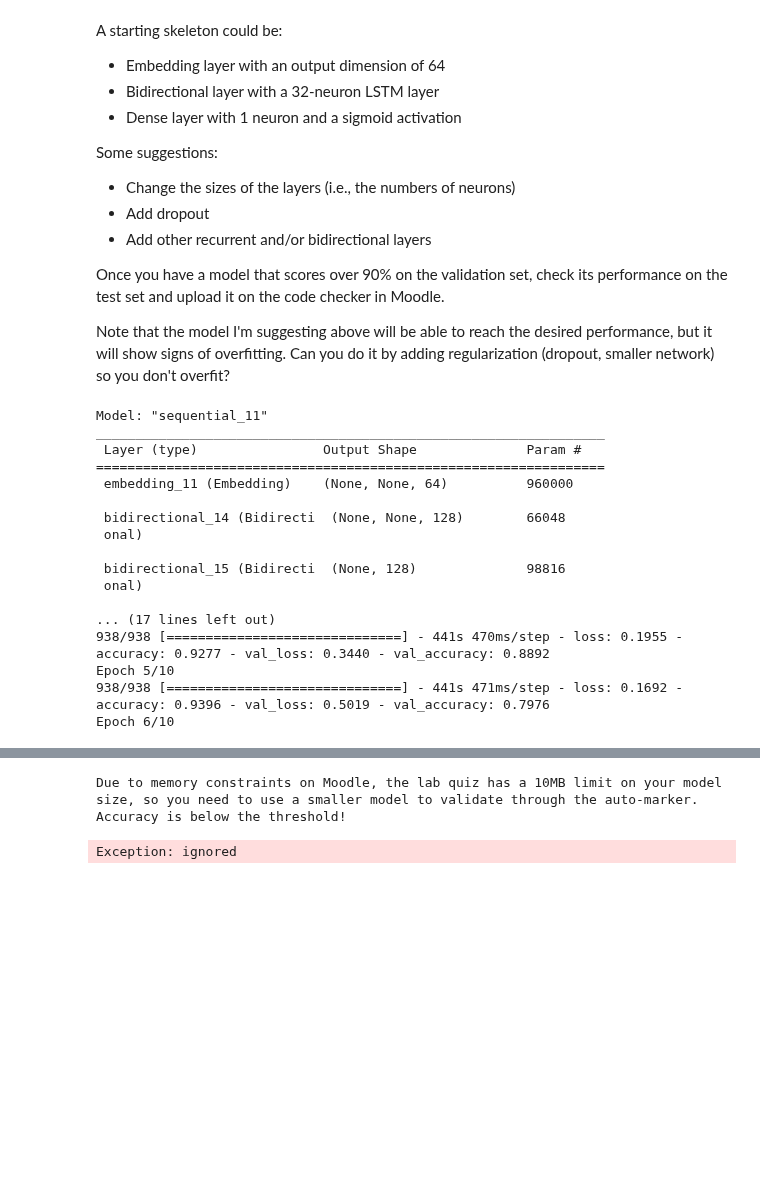
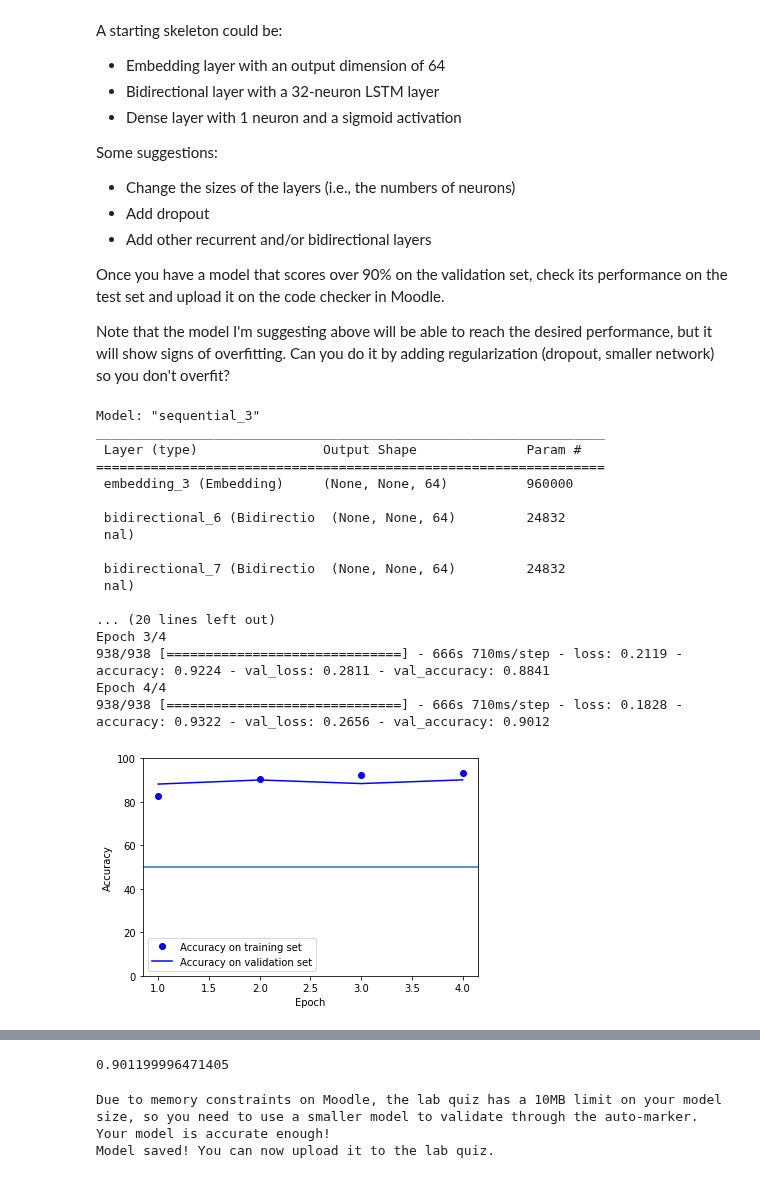
Before and after one commit to ThakdanaiSaelee/Lab_CE888, a Jupyter notebook: lab8 - RNN/rnn.ipynb, the cells around one changed output, grey strips where cells are left out. Drawn from its saved outputs; the diff is of its cells as text; code cells hidden in the pictures; blank space fills up the shorter version.

```diff
--- a/lab8 - RNN/rnn.ipynb
+++ b/lab8 - RNN/rnn.ipynb
@@ -755,47 +755,52 @@ Once you have a model that scores over 90% on the validation set, check its perf
 
 Note that the model I'm suggesting above will be able to reach the desired performance, but it will show signs of overfitting. Can you do it by adding regularization (dropout, smaller network) so you don't overfit?
 # %%
-n_ = 10  # number of epochs. You can edit this
+n_ = 4  # number of epochs. You can edit this
 
 model = models.Sequential()
 # YOUR CODE HERE!
 model.add(layers.Embedding(max_features, 64))
-model.add(layers.Bidirectional(layers.LSTM(64, return_sequences=True), input_shape=(5, 10)))
-model.add(layers.Bidirectional(layers.LSTM(64)))
+model.add(layers.Bidirectional(layers.LSTM(32, return_sequences=True)))
+model.add(layers.Bidirectional(layers.LSTM(32, return_sequences=True)))
+#model.add(layers.LSTM(32))
+model.add(layers.Dropout(0.5))
+model.add(layers.LSTM(64, return_sequences=True))
+model.add(layers.LSTM(64))
 model.add(layers.Dropout(0.5))
 model.add(layers.Dense(1, activation="sigmoid"))
 
 # I DON'T RECOMMEND THAT YOU CHANGE CODE AFTER THIS POINT
 model.compile(optimizer="rmsprop", loss="binary_crossentropy", metrics=["accuracy"])
 
 print(model.summary())
 
 # This model will take a long time to train, so we add an early stopping criterion
 # I've also added a ModelCheckpoint that will save the best model according to val_accuracy regardless of whether we continue training
-callbacks = [EarlyStopping(monitor='val_accuracy', patience=1),
+callbacks = [EarlyStopping(monitor='val_accuracy', patience=2),
              ModelCheckpoint("model.keras", save_best_only=True, monitor="val_accuracy", mode='max')]
 
 history = model.fit(x_train, y_train, batch_size=batch_size, epochs=n_,
                     validation_data=(x_val, y_val),
                     callbacks=callbacks)
 plot_hist_classif(history)
 model = keras.models.load_model("model.keras")
 print('Test Accuracy = %.2f' % model.evaluate(x_test, y_test)[1])
 # %% [output]
-Model: "sequential_11"
+Model: "sequential_3"
 _________________________________________________________________
  Layer (type)                Output Shape              Param #
 =================================================================
- embedding_11 (Embedding)    (None, None, 64)          960000
+ embedding_3 (Embedding)     (None, None, 64)          960000
 
- bidirectional_14 (Bidirecti  (None, None, 128)        66048
- onal)
+ bidirectional_6 (Bidirectio  (None, None, 64)         24832
+ nal)
 
- bidirectional_15 (Bidirecti  (None, 128)              98816
- onal)
+ bidirectional_7 (Bidirectio  (None, None, 64)         24832
+ nal)
 
-... (17 lines left out)
-938/938 [==============================] - 441s 470ms/step - loss: 0.1955 - accuracy: 0.9277 - val_loss: 0.3440 - val_accuracy: 0.8892
-Epoch 5/10
-938/938 [==============================] - 441s 471ms/step - loss: 0.1692 - accuracy: 0.9396 - val_loss: 0.5019 - val_accuracy: 0.7976
-Epoch 6/10
+... (20 lines left out)
+Epoch 3/4
+938/938 [==============================] - 666s 710ms/step - loss: 0.2119 - accuracy: 0.9224 - val_loss: 0.2811 - val_accuracy: 0.8841
+Epoch 4/4
+938/938 [==============================] - 666s 710ms/step - loss: 0.1828 - accuracy: 0.9322 - val_loss: 0.2656 - val_accuracy: 0.9012
+[figure, added]
@@ -803,3 +809,7 @@ KeyboardInterrupt: ignored
+# %%
+print(history.history["val_accuracy"][-1])
+# %% [output]
+0.901199996471405
 # %%
 if model.count_params() > 1000000:
     print("Due to memory constraints on Moodle, the lab quiz has a 10MB limit on your model size, so you need to use a smaller model to validate through the auto-marker.")
@@ -815,5 +825,5 @@ keras.models.save_model(model, "Model.h5",save_format='h5')
 print('Model saved! You can now upload it to the lab quiz.')
 # %% [output]
 Due to memory constraints on Moodle, the lab quiz has a 10MB limit on your model size, so you need to use a smaller model to validate through the auto-marker.
-Accuracy is below the threshold!
+Your model is accurate enough!
+Model saved! You can now upload it to the lab quiz.
-Exception: ignored
```
Also changed, not shown: parts of 1 cell of this notebook.
